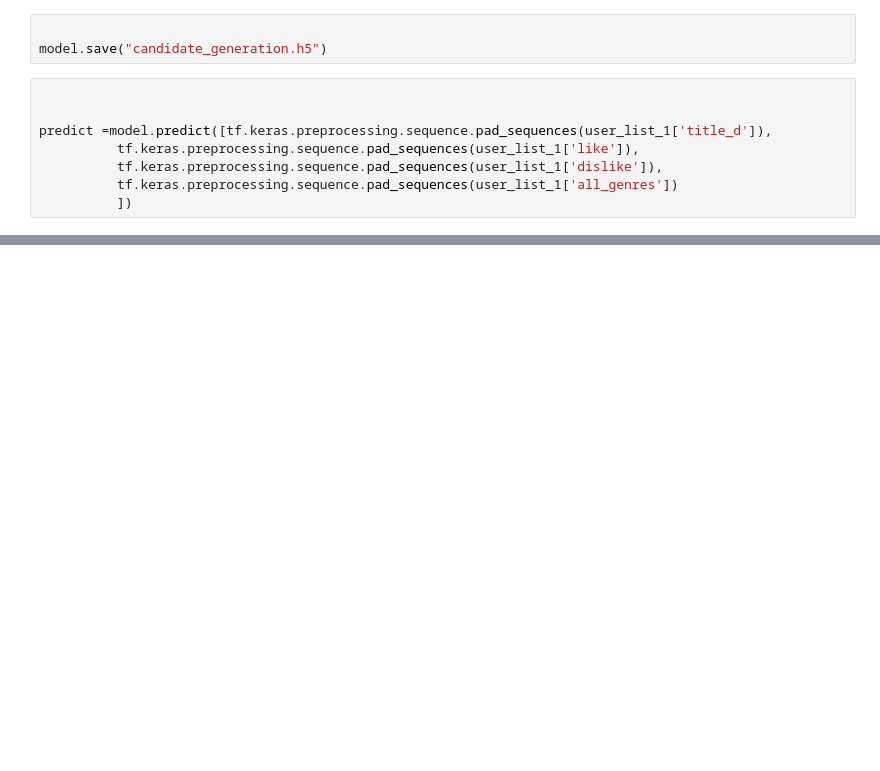
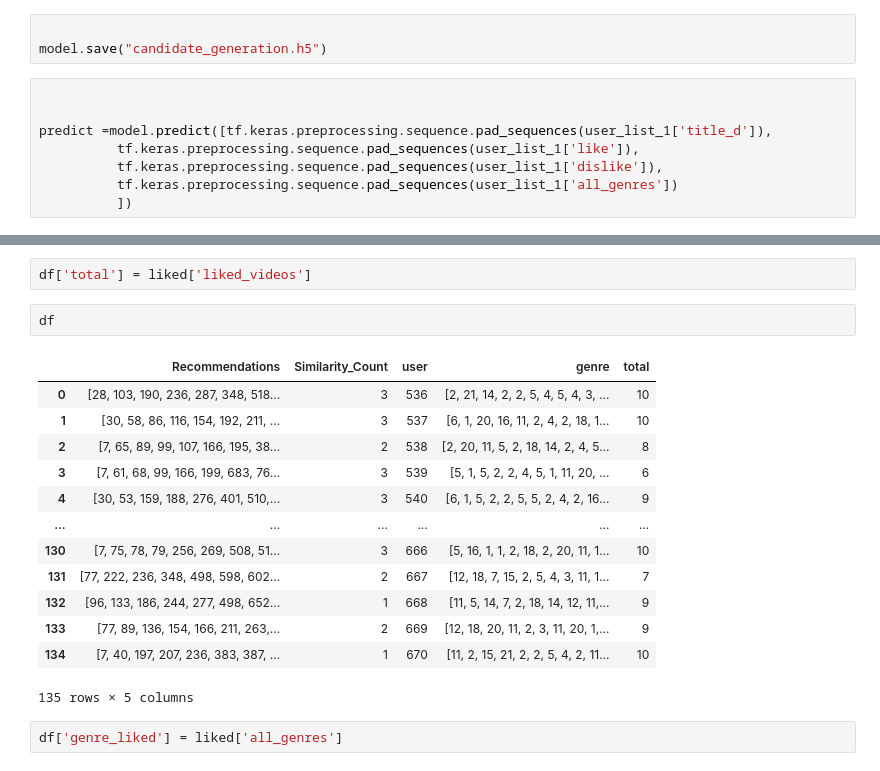
Before and after one commit to Cussex/Projet-INF8225, a Jupyter notebook: CandidateGenerationINF8225.ipynb, the cells around one changed output, grey strips where cells are left out. Cells and saved outputs as stored; diff of their text form; blank space fills up the shorter version.

```diff
--- a/CandidateGenerationINF8225.ipynb
+++ b/CandidateGenerationINF8225.ipynb
@@ -572,0 +740,20 @@ Top indices: Tensor("TopKV2_2:1", shape=(135, 20), dtype=int32)
+# %%
+df['total'] = liked['liked_videos']
+# %%
+df
+# %% [output]
+|  | Recommendations | Similarity_Count | user | genre | total |
+| 0 | [28, 103, 190, 236, 287, 348, 518... | 3 | 536 | [2, 21, 14, 2, 2, 5, 4, 5, 4, 3, ... | 10 |
+| 1 | [30, 58, 86, 116, 154, 192, 211, ... | 3 | 537 | [6, 1, 20, 16, 11, 2, 4, 2, 18, 1... | 10 |
+| 2 | [7, 65, 89, 99, 107, 166, 195, 38... | 2 | 538 | [2, 20, 11, 5, 2, 18, 14, 2, 4, 5... | 8 |
+| 3 | [7, 61, 68, 99, 166, 199, 683, 76... | 3 | 539 | [5, 1, 5, 2, 2, 4, 5, 1, 11, 20, ... | 6 |
+| 4 | [30, 53, 159, 188, 276, 401, 510,... | 3 | 540 | [6, 1, 5, 2, 2, 5, 5, 2, 4, 2, 16... | 9 |
+| ... | ... | ... | ... | ... | ... |
+| 130 | [7, 75, 78, 79, 256, 269, 508, 51... | 3 | 666 | [5, 16, 1, 1, 2, 18, 2, 20, 11, 1... | 10 |
+| 131 | [77, 222, 236, 348, 498, 598, 602... | 2 | 667 | [12, 18, 7, 15, 2, 5, 4, 3, 11, 1... | 7 |
+| 132 | [96, 133, 186, 244, 277, 498, 652... | 1 | 668 | [11, 5, 14, 7, 2, 18, 14, 12, 11,... | 9 |
+| 133 | [77, 89, 136, 154, 166, 211, 263,... | 2 | 669 | [12, 18, 20, 11, 2, 3, 11, 20, 1,... | 9 |
+| 134 | [7, 40, 197, 207, 236, 383, 387, ... | 1 | 670 | [11, 2, 15, 21, 2, 2, 5, 4, 2, 11... | 10 |
+135 rows × 5 columns
+# %%
+df['genre_liked'] = liked['all_genres']
```
Also changed, not shown: parts of 32 cells of this notebook.
